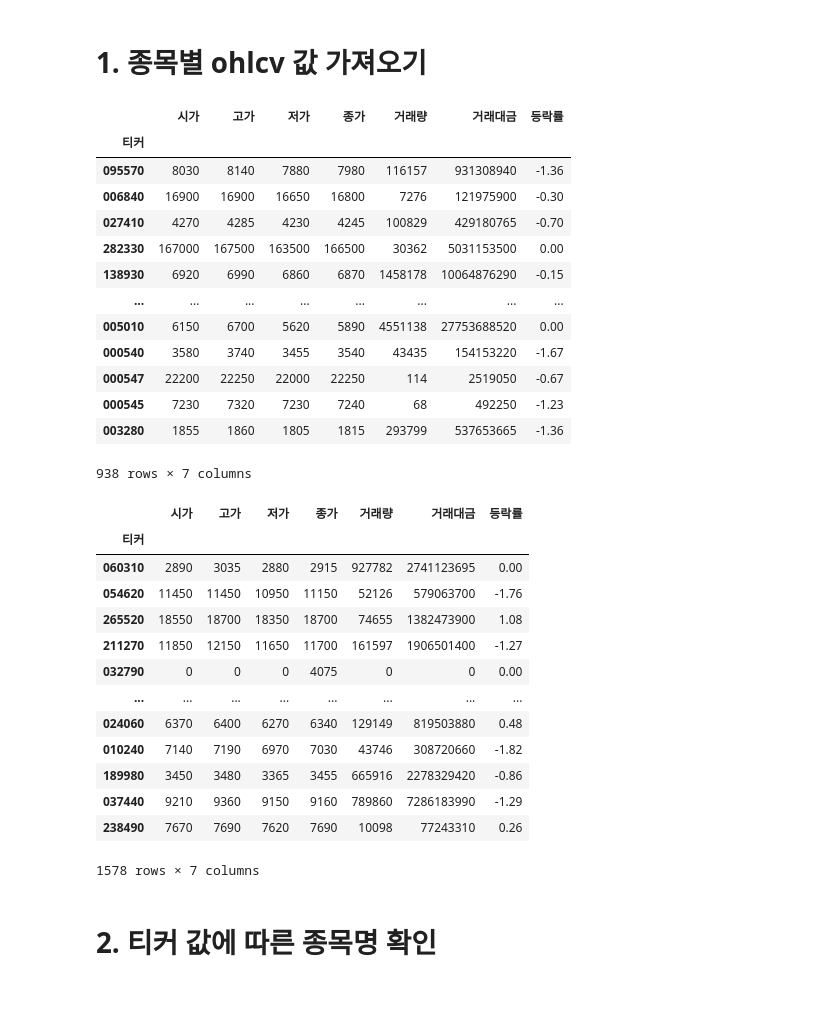
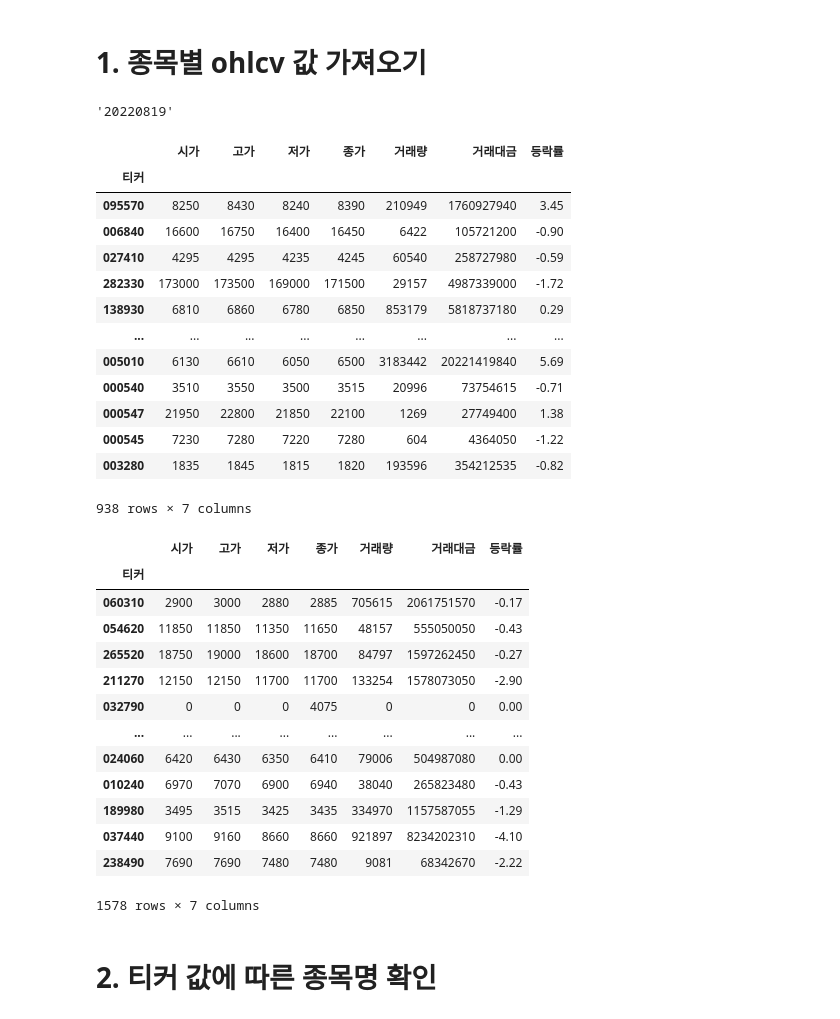
Before and after one commit to viva-lee/trading-backtesting, a Jupyter notebook: pykrx_example.ipynb, the cells around one changed output. Drawn from its saved outputs; the diff is of its cells as text; code cells hidden in the pictures.

```diff
--- a/pykrx_example.ipynb
+++ b/pykrx_example.ipynb
@@ -4,41 +5,46 @@ import pandas as pd
 # %% [markdown]
 # 1. 종목별 ohlcv 값 가져오기
+# %%
+today = datetime.datetime.now().strftime("%Y%m%d")
+today
+# %% [output]
+'20220819'
 # %%
 # 2022년 8월 17일 코스피 종목별 ohlcv 값 가져오기
-kospi_df = stock.get_market_ohlcv(date="20220817", market="KOSPI")
+kospi_df = stock.get_market_ohlcv(date=today, market="KOSPI")
 kospi_df
 # %% [output]
 |  | 시가 | 고가 | 저가 | 종가 | 거래량 | 거래대금 | 등락률 |
 | 티커 |  |  |  |  |  |  |  |
-| 095570 | 8030 | 8140 | 7880 | 7980 | 116157 | 931308940 | -1.36 |
-| 006840 | 16900 | 16900 | 16650 | 16800 | 7276 | 121975900 | -0.30 |
-| 027410 | 4270 | 4285 | 4230 | 4245 | 100829 | 429180765 | -0.70 |
-| 282330 | 167000 | 167500 | 163500 | 166500 | 30362 | 5031153500 | 0.00 |
-| 138930 | 6920 | 6990 | 6860 | 6870 | 1458178 | 10064876290 | -0.15 |
+| 095570 | 8250 | 8430 | 8240 | 8390 | 210949 | 1760927940 | 3.45 |
+| 006840 | 16600 | 16750 | 16400 | 16450 | 6422 | 105721200 | -0.90 |
+| 027410 | 4295 | 4295 | 4235 | 4245 | 60540 | 258727980 | -0.59 |
+| 282330 | 173000 | 173500 | 169000 | 171500 | 29157 | 4987339000 | -1.72 |
+| 138930 | 6810 | 6860 | 6780 | 6850 | 853179 | 5818737180 | 0.29 |
 | ... | ... | ... | ... | ... | ... | ... | ... |
-| 005010 | 6150 | 6700 | 5620 | 5890 | 4551138 | 27753688520 | 0.00 |
-| 000540 | 3580 | 3740 | 3455 | 3540 | 43435 | 154153220 | -1.67 |
-| 000547 | 22200 | 22250 | 22000 | 22250 | 114 | 2519050 | -0.67 |
-| 000545 | 7230 | 7320 | 7230 | 7240 | 68 | 492250 | -1.23 |
-| 003280 | 1855 | 1860 | 1805 | 1815 | 293799 | 537653665 | -1.36 |
+| 005010 | 6130 | 6610 | 6050 | 6500 | 3183442 | 20221419840 | 5.69 |
+| 000540 | 3510 | 3550 | 3500 | 3515 | 20996 | 73754615 | -0.71 |
+| 000547 | 21950 | 22800 | 21850 | 22100 | 1269 | 27749400 | 1.38 |
+| 000545 | 7230 | 7280 | 7220 | 7280 | 604 | 4364050 | -1.22 |
+| 003280 | 1835 | 1845 | 1815 | 1820 | 193596 | 354212535 | -0.82 |
 938 rows × 7 columns
 # %%
-kosdaq_df = stock.get_market_ohlcv(date="20220817", market="KOSDAQ")
+kosdaq_df = stock.get_market_ohlcv(date=today, market="KOSDAQ")
 kosdaq_df
 # %% [output]
 |  | 시가 | 고가 | 저가 | 종가 | 거래량 | 거래대금 | 등락률 |
 | 티커 |  |  |  |  |  |  |  |
-| 060310 | 2890 | 3035 | 2880 | 2915 | 927782 | 2741123695 | 0.00 |
-| 054620 | 11450 | 11450 | 10950 | 11150 | 52126 | 579063700 | -1.76 |
-| 265520 | 18550 | 18700 | 18350 | 18700 | 74655 | 1382473900 | 1.08 |
-| 211270 | 11850 | 12150 | 11650 | 11700 | 161597 | 1906501400 | -1.27 |
+| 060310 | 2900 | 3000 | 2880 | 2885 | 705615 | 2061751570 | -0.17 |
+| 054620 | 11850 | 11850 | 11350 | 11650 | 48157 | 555050050 | -0.43 |
+| 265520 | 18750 | 19000 | 18600 | 18700 | 84797 | 1597262450 | -0.27 |
+| 211270 | 12150 | 12150 | 11700 | 11700 | 133254 | 1578073050 | -2.90 |
 | 032790 | 0 | 0 | 0 | 4075 | 0 | 0 | 0.00 |
 | ... | ... | ... | ... | ... | ... | ... | ... |
-| 024060 | 6370 | 6400 | 6270 | 6340 | 129149 | 819503880 | 0.48 |
-| 010240 | 7140 | 7190 | 6970 | 7030 | 43746 | 308720660 | -1.82 |
-| 189980 | 3450 | 3480 | 3365 | 3455 | 665916 | 2278329420 | -0.86 |
-| 037440 | 9210 | 9360 | 9150 | 9160 | 789860 | 7286183990 | -1.29 |
-| 238490 | 7670 | 7690 | 7620 | 7690 | 10098 | 77243310 | 0.26 |
+| 024060 | 6420 | 6430 | 6350 | 6410 | 79006 | 504987080 | 0.00 |
+| 010240 | 6970 | 7070 | 6900 | 6940 | 38040 | 265823480 | -0.43 |
+| 189980 | 3495 | 3515 | 3425 | 3435 | 334970 | 1157587055 | -1.29 |
+| 037440 | 9100 | 9160 | 8660 | 8660 | 921897 | 8234202310 | -4.10 |
+| 238490 | 7690 | 7690 | 7480 | 7480 | 9081 | 68342670 | -2.22 |
 1578 rows × 7 columns
 # %% [markdown]
 # 2. 티커 값에 따른 종목명 확인
```
Also changed, not shown: parts of 9 cells of this notebook.
